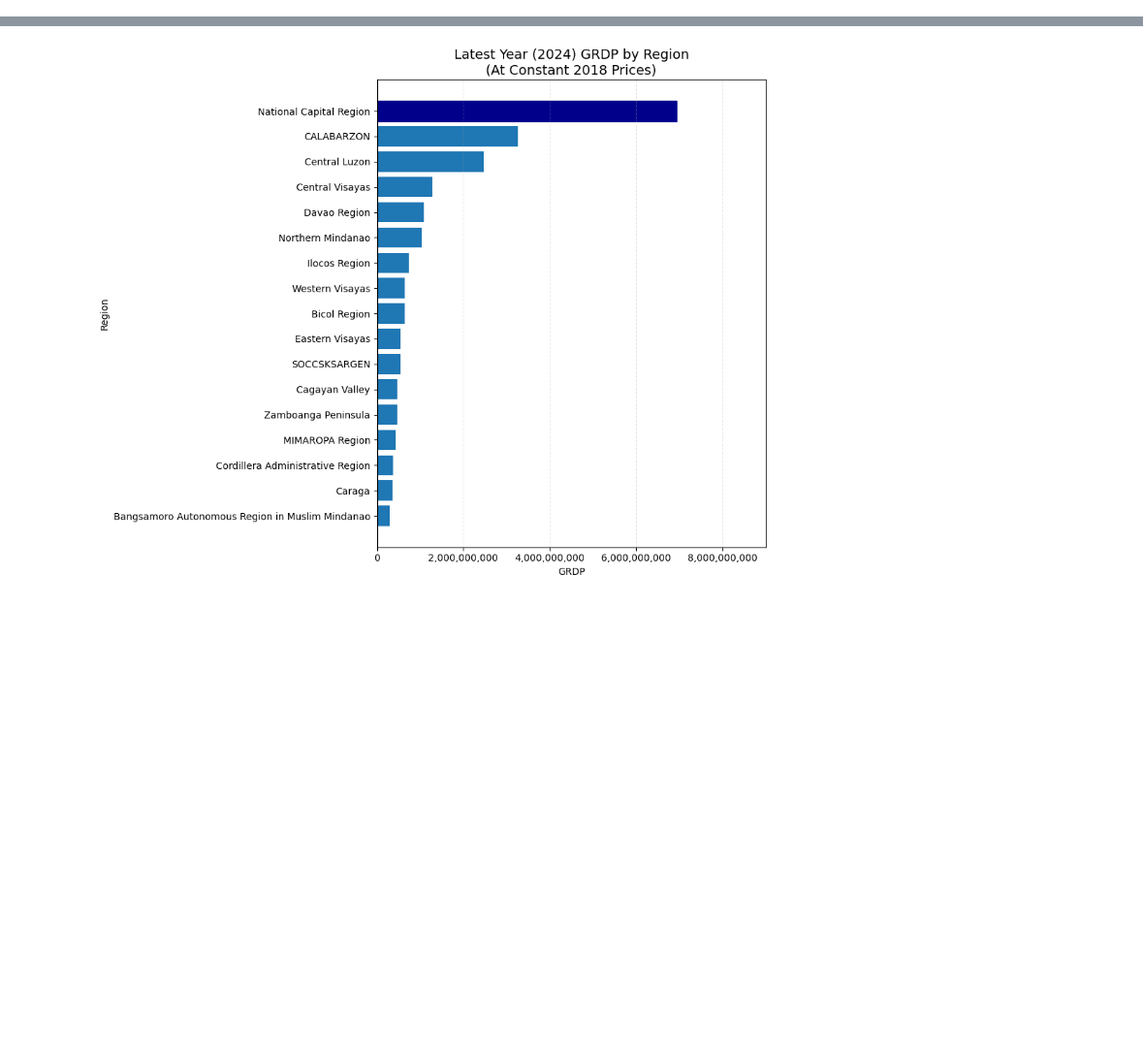
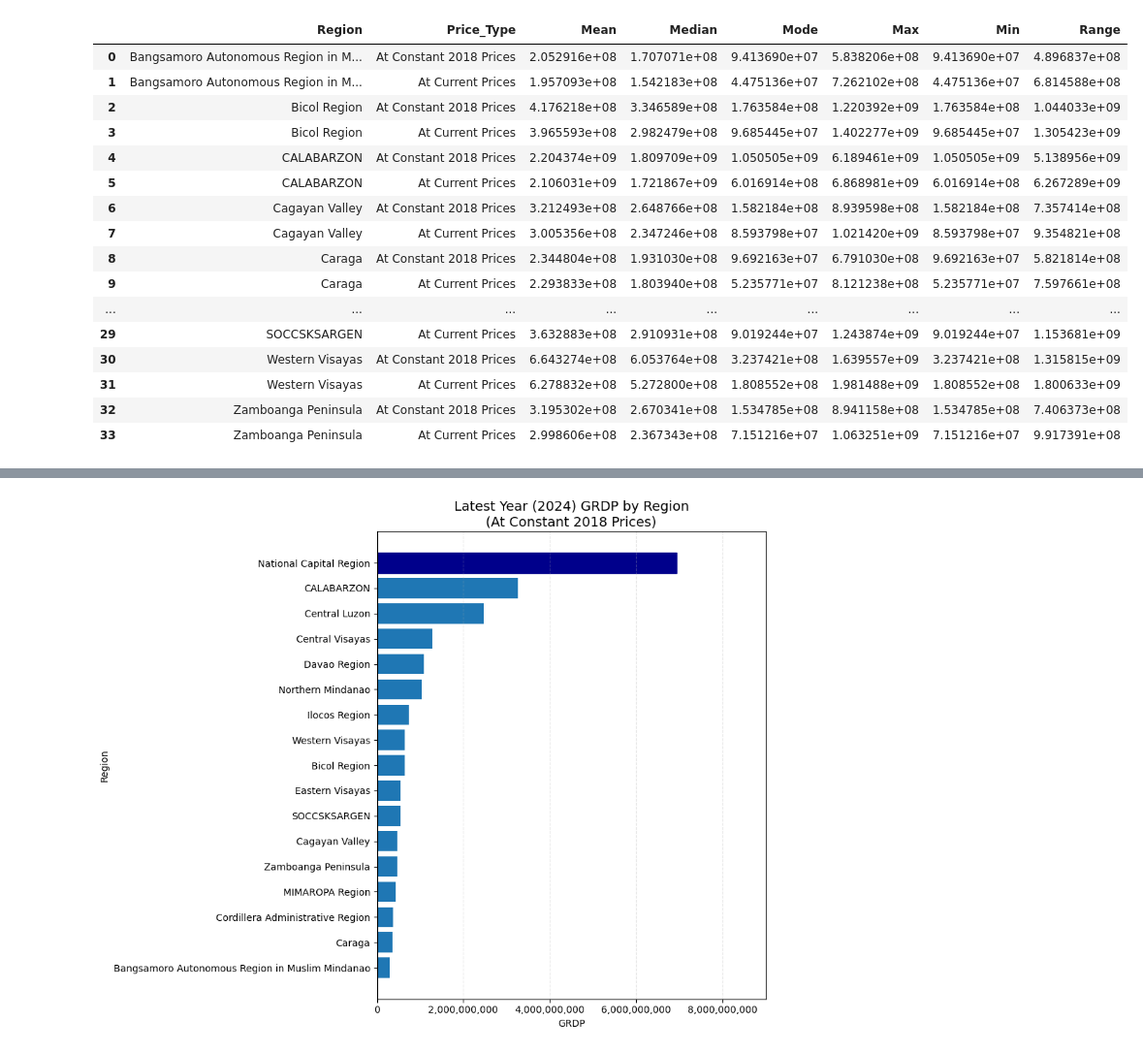
Before and after one commit to Llena-Anthony/9345-Prelim-Summative-Activity-TeamWPS, a Jupyter notebook: 04_Analysis/DS50_Regional_Size_Ranking/DS50_regional_size_ranking.ipynb, the cells around one changed output, grey strips where cells are left out. Shown at 97% size. Saved outputs shown, nothing was run; the diff lists cells and outputs as text; code cells hidden in the pictures; blank space fills up the shorter version.

```diff
--- a/04_Analysis/DS50_Regional_Size_Ranking/DS50_regional_size_ranking.ipynb
+++ b/04_Analysis/DS50_Regional_Size_Ranking/DS50_regional_size_ranking.ipynb
@@ -9,8 +12,38 @@ DATA_PATH = Path("../../03_Cleaned_Data")
 # %%
 df = pd.read_csv(
     DATA_PATH / "Dataset 1 Regional_Economic_Magnitude (CLEANED).csv"
 )
 
-# Get mean GRDP by region and price type
-mean_df = (df.groupby(["Region", "Price_Type"], as_index=False)["Total_GRDP"]
-          .agg(Mean="mean"))
+def safe_mode(series: pd.Series):
+    m = series.dropna().mode()
+    return m.iloc[0] if len(m) else np.nan
+
+# Get mean, median, mode, max, min, and range of GRDP by region and price type
+stats = (df.groupby(["Region", "Price_Type"], as_index=False)["Total_GRDP"]
+      .agg(
+          Mean="mean",
+          Median="median",
+          Mode=safe_mode,
+          Max="max",
+          Min="min",
+          Range=np.ptp
+      ))
+stats
+# %% [output]
+|  | Region | Price_Type | Mean | Median | Mode | Max | Min | Range |
+| 0 | Bangsamoro Autonomous Region in M... | At Constant 2018 Prices | 2.052916e+08 | 1.707071e+08 | 9.413690e+07 | 5.838206e+08 | 9.413690e+07 | 4.896837e+08 |
+| 1 | Bangsamoro Autonomous Region in M... | At Current Prices | 1.957093e+08 | 1.542183e+08 | 4.475136e+07 | 7.262102e+08 | 4.475136e+07 | 6.814588e+08 |
+| 2 | Bicol Region | At Constant 2018 Prices | 4.176218e+08 | 3.346589e+08 | 1.763584e+08 | 1.220392e+09 | 1.763584e+08 | 1.044033e+09 |
+| 3 | Bicol Region | At Current Prices | 3.965593e+08 | 2.982479e+08 | 9.685445e+07 | 1.402277e+09 | 9.685445e+07 | 1.305423e+09 |
+| 4 | CALABARZON | At Constant 2018 Prices | 2.204374e+09 | 1.809709e+09 | 1.050505e+09 | 6.189461e+09 | 1.050505e+09 | 5.138956e+09 |
+| 5 | CALABARZON | At Current Prices | 2.106031e+09 | 1.721867e+09 | 6.016914e+08 | 6.868981e+09 | 6.016914e+08 | 6.267289e+09 |
+| 6 | Cagayan Valley | At Constant 2018 Prices | 3.212493e+08 | 2.648766e+08 | 1.582184e+08 | 8.939598e+08 | 1.582184e+08 | 7.357414e+08 |
+| 7 | Cagayan Valley | At Current Prices | 3.005356e+08 | 2.347246e+08 | 8.593798e+07 | 1.021420e+09 | 8.593798e+07 | 9.354821e+08 |
+| 8 | Caraga | At Constant 2018 Prices | 2.344804e+08 | 1.931030e+08 | 9.692163e+07 | 6.791030e+08 | 9.692163e+07 | 5.821814e+08 |
+| 9 | Caraga | At Current Prices | 2.293833e+08 | 1.803940e+08 | 5.235771e+07 | 8.121238e+08 | 5.235771e+07 | 7.597661e+08 |
+| ... | ... | ... | ... | ... | ... | ... | ... | ... |
+| 29 | SOCCSKSARGEN | At Current Prices | 3.632883e+08 | 2.910931e+08 | 9.019244e+07 | 1.243874e+09 | 9.019244e+07 | 1.153681e+09 |
+| 30 | Western Visayas | At Constant 2018 Prices | 6.643274e+08 | 6.053764e+08 | 3.237421e+08 | 1.639557e+09 | 3.237421e+08 | 1.315815e+09 |
+| 31 | Western Visayas | At Current Prices | 6.278832e+08 | 5.272800e+08 | 1.808552e+08 | 1.981488e+09 | 1.808552e+08 | 1.800633e+09 |
+| 32 | Zamboanga Peninsula | At Constant 2018 Prices | 3.195302e+08 | 2.670341e+08 | 1.534785e+08 | 8.941158e+08 | 1.534785e+08 | 7.406373e+08 |
+| 33 | Zamboanga Peninsula | At Current Prices | 2.998606e+08 | 2.367343e+08 | 7.151216e+07 | 1.063251e+09 | 7.151216e+07 | 9.917391e+08 |
```
Also changed, not shown: parts of 4 cells of this notebook.
